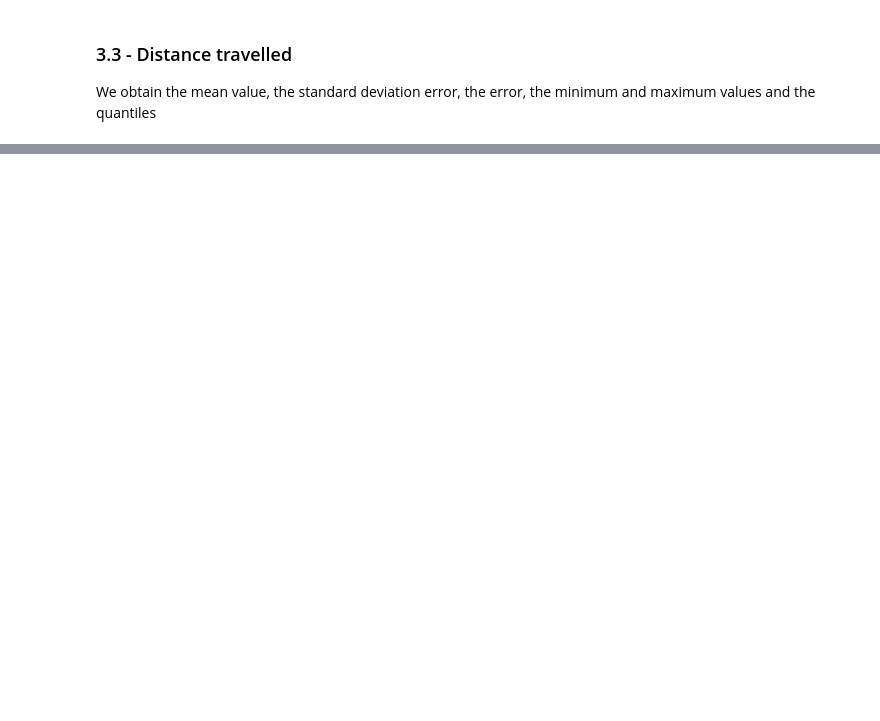
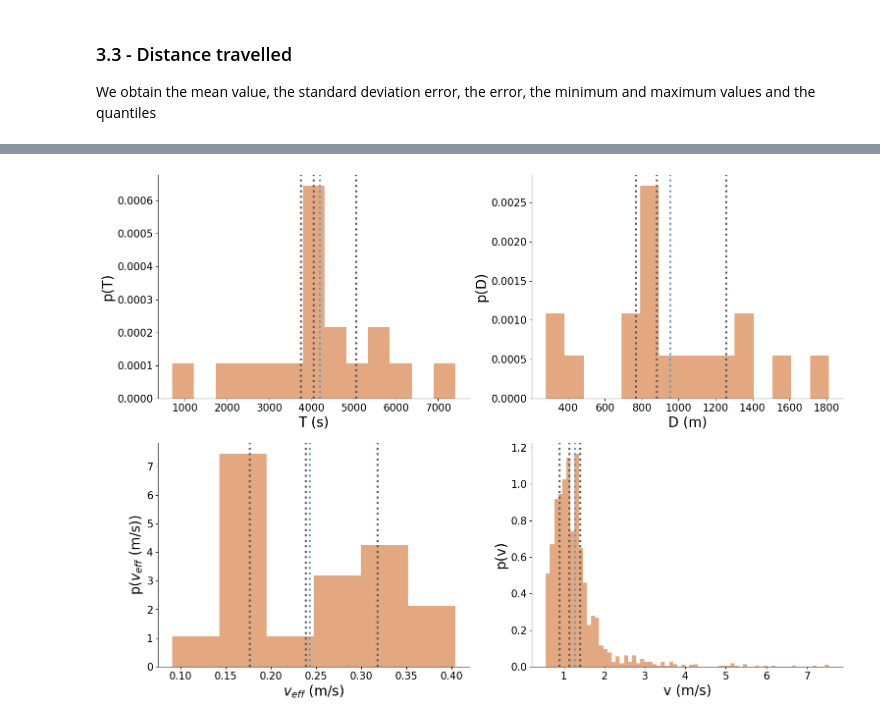
Before and after one commit to ferranlarroyaub/Pedestrian_mobility_Granollers, a Jupyter notebook: Statistics.ipynb, the cells around one changed output, grey strips where cells are left out. Cells and saved outputs as stored; diff of their text form; code cells hidden in the pictures; blank space fills up the shorter version.

```diff
--- a/Statistics.ipynb
+++ b/Statistics.ipynb
@@ -585,0 +619,13 @@ q3 (75%): 1257.3448807634002 m
+# %%
+mean_veff = sum(vel_effectiva) / len(vel_effectiva)
+variance_veff = sum([((x_veff - mean_veff) ** 2) for x_veff in vel_effectiva]) / len(vel_effectiva)
+res_veff = variance_veff ** 0.5
+error_veff=res_veff/(len(vel_effectiva)**0.5)
+q1_veff=np.quantile(vel_effectiva, 0.25)
+q2_veff=np.quantile(vel_effectiva, 0.50)
+q3_veff=np.quantile(vel_effectiva, 0.75)
+print('<v_eff> = {:.2f} m/s,  \u03C3(v_eff) = {:.2f} m/s,  \u03B4(v_eff) = {:.2f} m/s'.format(mean_veff,res_veff,error_veff))
+print('min(v_eff) = {:.2f} m/s,  max(v_eff) = {:.2f} m/s'.format(min(vel_effectiva),max(vel_effectiva)))
+print('q1(25%) = {:.2f} m/s'.format(q1_veff))
+print('q2(50%) = {:.2f} m/s'.format(q2_veff))
+print('q3(75%) = {:.2f} m/s'.format(q2_veff))
@@ -610,0 +663,83 @@ The average number of stops for group is: 18.833333333333332
+# %%
+fig = plt.figure(figsize=(18, 13))
+gs = fig.add_gridspec(nrows=2, ncols=2)
+ax1 = fig.add_subplot(gs[0, 0])
+ax2 = fig.add_subplot(gs[0, 1])
+ax3 = fig.add_subplot(gs[1, 0])
+ax4 = fig.add_subplot(gs[1, 1])
+
+ax1.spines["top"].set_visible(False)
+ax1.spines["bottom"].set_visible(True)
+ax1.spines["right"].set_visible(False)
+ax1.spines["left"].set_visible(True)
+
+ax2.spines["top"].set_visible(False)
+ax2.spines["bottom"].set_visible(True)
+ax2.spines["right"].set_visible(False)
+ax2.spines["left"].set_visible(True)
+
+ax3.spines["top"].set_visible(False)
+ax3.spines["bottom"].set_visible(True)
+ax3.spines["right"].set_visible(False)
+ax3.spines["left"].set_visible(True)
+
+ax4.spines["top"].set_visible(False)
+ax4.spines["bottom"].set_visible(True)
+ax4.spines["right"].set_visible(False)
+ax4.spines["left"].set_visible(True)
+
+#ax1.text(1400, 0.0016, 'a', fontsize = 25)
+#ax2.text(1400, 0.0016, 'b', fontsize = 25)
+#ax3.text(2000, 0.0012, 'c', fontsize = 25)
+#ax4.text(2000, 0.0012, 'd', fontsize = 25)
+
+
+bins_t=int((max(durada_tots)-min(durada_tots))/500.)
+ax1.hist(durada_tots, bins=bins_t,color='#C85200',alpha=0.5, density=True)
+ax1.axvline(x=q1_t, ymin=0, ymax=1, ls='dotted',linewidth=3, c='#595959')
+ax1.axvline(x=q2_t, ymin=0, ymax=1, ls='dotted',linewidth=3, c='#595959')
+ax1.axvline(x=q3_t, ymin=0, ymax=1, ls='dotted',linewidth=3, c='#595959')
+ax1.axvline(x=mean_t, ymin=0, ymax=1, ls='dotted',linewidth=3, c='#5F9ED1')
+ax1.set_xlabel('T (s)',fontsize=20)
+ax1.set_ylabel('p(T)',fontsize=20)
+ax1.tick_params(labelsize=15)
+
+
+bins_d=int((max(distancia_tots)-min(distancia_tots))/100.)
+ax2.hist(distancia_tots, bins=bins_d,color='#C85200',alpha=0.5, density=True)
+ax2.axvline(x=q1_d, ymin=0, ymax=1, ls='dotted',linewidth=3, c='#595959')
+ax2.axvline(x=q2_d, ymin=0, ymax=1, ls='dotted',linewidth=3, c='#595959')
+ax2.axvline(x=q3_d, ymin=0, ymax=1, ls='dotted',linewidth=3, c='#595959')
+ax2.axvline(x=mean_d, ymin=0, ymax=1, ls='dotted',linewidth=3, c='#5F9ED1')
+ax2.set_xlabel('D (m)',fontsize=20)
+ax2.set_ylabel('p(D)',fontsize=20)
+ax2.tick_params(labelsize=15)
+
+
+bins_veff=int((max(vel_effectiva)-min(vel_effectiva))/0.05)
+ax3.hist(vel_effectiva, bins=bins_veff,color='#C85200',alpha=0.5, density=True)
+ax3.axvline(x=q1_veff, ymin=0, ymax=1, ls='dotted',linewidth=3, c='#595959')
+ax3.axvline(x=q2_veff, ymin=0, ymax=1, ls='dotted',linewidth=3, c='#595959')
+ax3.axvline(x=q3_veff, ymin=0, ymax=1, ls='dotted',linewidth=3, c='#595959')
+ax3.axvline(x=mean_veff, ymin=0, ymax=1, ls='dotted',linewidth=3, c='#5F9ED1')
+ax3.set_xlabel(r'$v_{eff}$ (m/s)',fontsize=20)
+ax3.set_ylabel(r'p($v_{eff}$ (m/s))',fontsize=20)
+ax3.tick_params(labelsize=15)
+
+
+bins_v=int((max(velocity_all)-min(velocity_all))/0.1)
+ax4.hist(velocity_all, bins=bins_v,color='#C85200',alpha=0.5, density=True)
+ax4.axvline(x=q1_v, ymin=0, ymax=1, ls='dotted',linewidth=3, c='#595959')
+ax4.axvline(x=q2_v, ymin=0, ymax=1, ls='dotted',linewidth=3, c='#595959')
+ax4.axvline(x=q3_v, ymin=0, ymax=1, ls='dotted',linewidth=3, c='#595959')
+ax4.axvline(x=mean_v, ymin=0, ymax=1, ls='dotted',linewidth=3, c='#5F9ED1')
+ax4.set_xlabel('v (m/s)',fontsize=20)
+ax4.set_ylabel('p(v)',fontsize=20)
+ax4.tick_params(labelsize=15)
+
+
+#plt.savefig('basic_statistics.pdf',format='pdf', bbox_inches='tight')
+
+plt.show()
+# %% [output]
+[figure, added]
```
Also changed, not shown: parts of 16 cells of this notebook.
